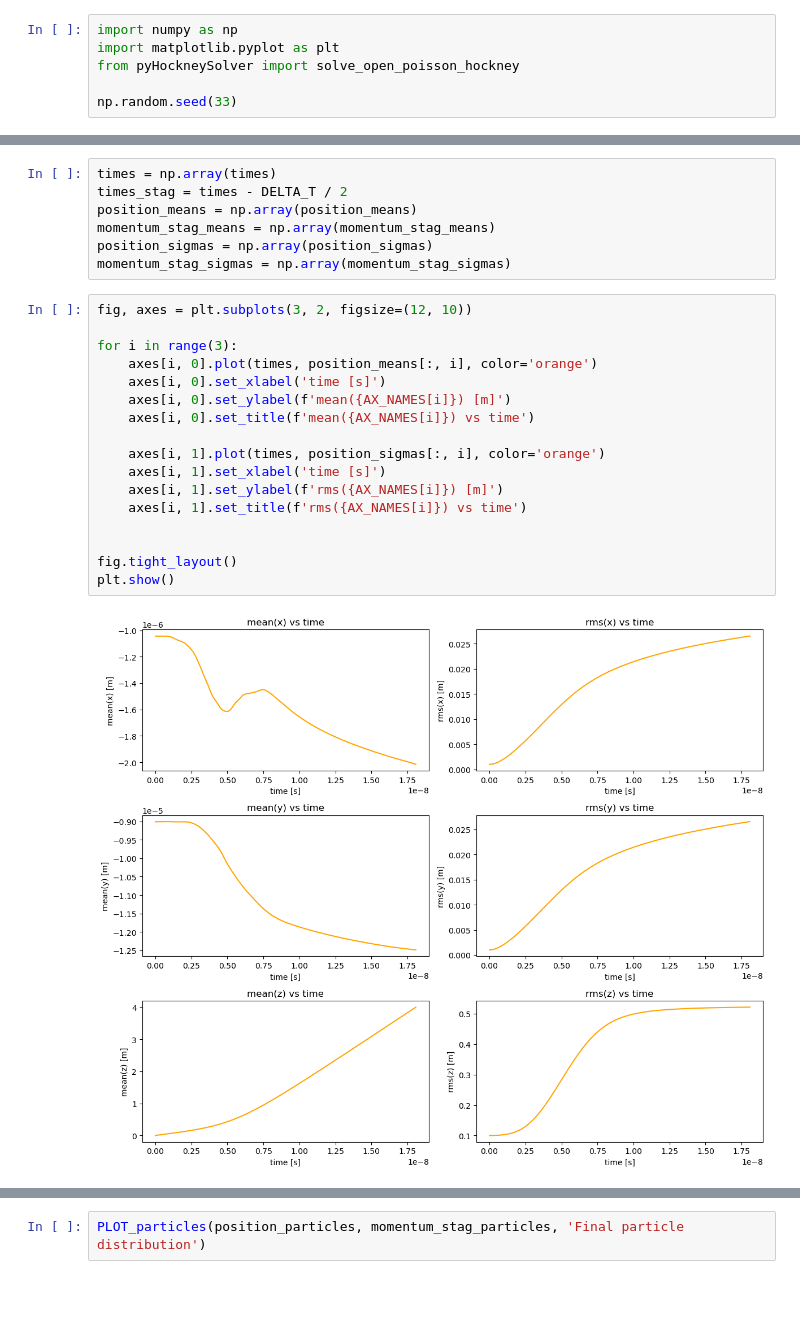
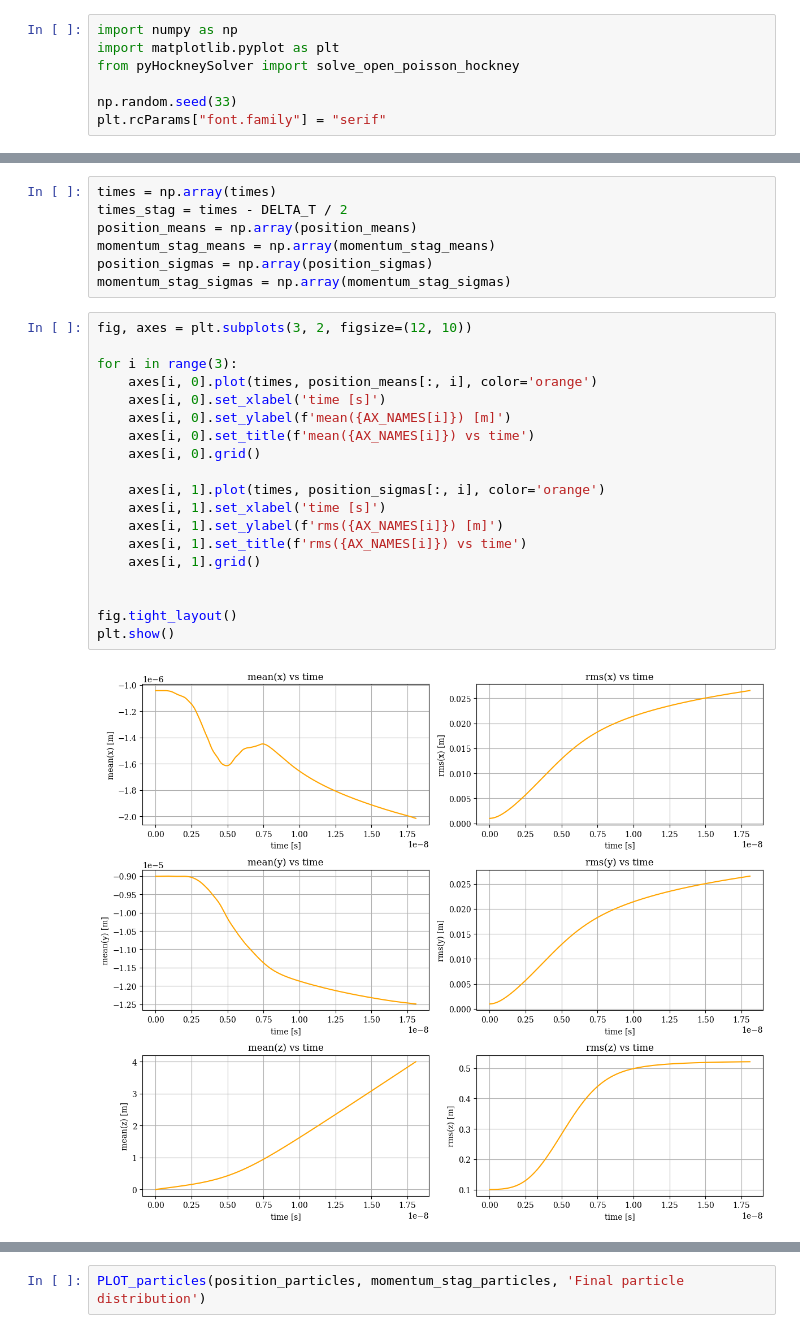
Before and after one commit to alexanderwischmann/FS26-semester-project, a Jupyter notebook: python/3D_solve.ipynb, the cells around one changed output, grey strips where cells are left out. Saved outputs shown, nothing was run; the diff lists cells and outputs as text; blank space fills up the shorter version.

```diff
--- a/python/3D_solve.ipynb
+++ b/python/3D_solve.ipynb
@@ -4,6 +4,7 @@ import matplotlib.pyplot as plt
 from pyHockneySolver import solve_open_poisson_hockney
 
 np.random.seed(33)
+plt.rcParams["font.family"] = "serif"
 # %% [markdown]
 ## Constants & Parameters
 # %%
@@ -388,22 +389,24 @@ momentum_stag_sigmas = np.array(momentum_stag_sigmas)
 # %%
 fig, axes = plt.subplots(3, 2, figsize=(12, 10))
 
 for i in range(3):
     axes[i, 0].plot(times, position_means[:, i], color='orange')
     axes[i, 0].set_xlabel('time [s]')
     axes[i, 0].set_ylabel(f'mean({AX_NAMES[i]}) [m]')
     axes[i, 0].set_title(f'mean({AX_NAMES[i]}) vs time')
+    axes[i, 0].grid()
 
     axes[i, 1].plot(times, position_sigmas[:, i], color='orange')
     axes[i, 1].set_xlabel('time [s]')
     axes[i, 1].set_ylabel(f'rms({AX_NAMES[i]}) [m]')
     axes[i, 1].set_title(f'rms({AX_NAMES[i]}) vs time')
+    axes[i, 1].grid()
 
 
 fig.tight_layout()
 plt.show()
 # %% [output]
-[figure, old version]
+[figure, new version]
 # %%
 fig, axes = plt.subplots(3, 2, figsize=(12, 10))
 
```
Also changed, not shown: parts of 10 cells of this notebook, 4 other files.
